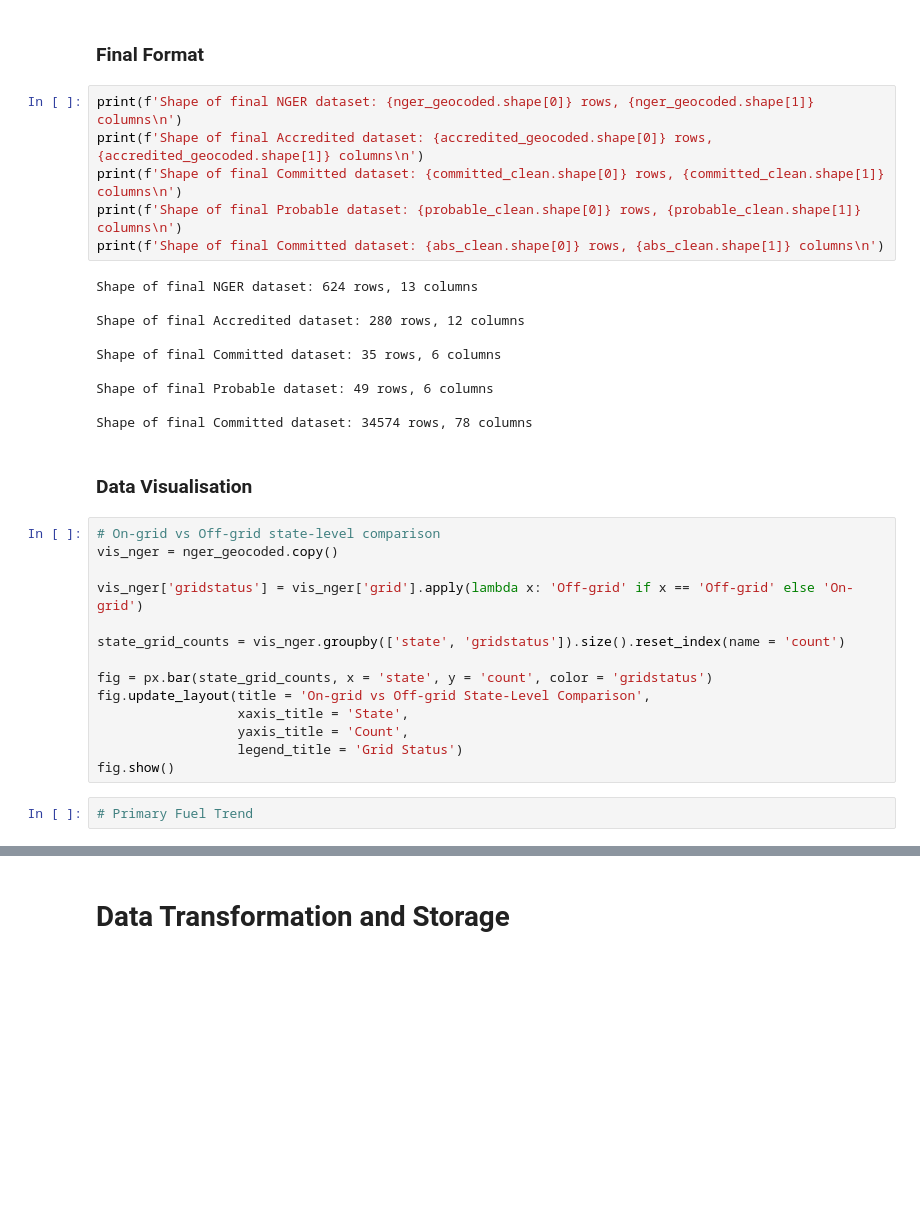
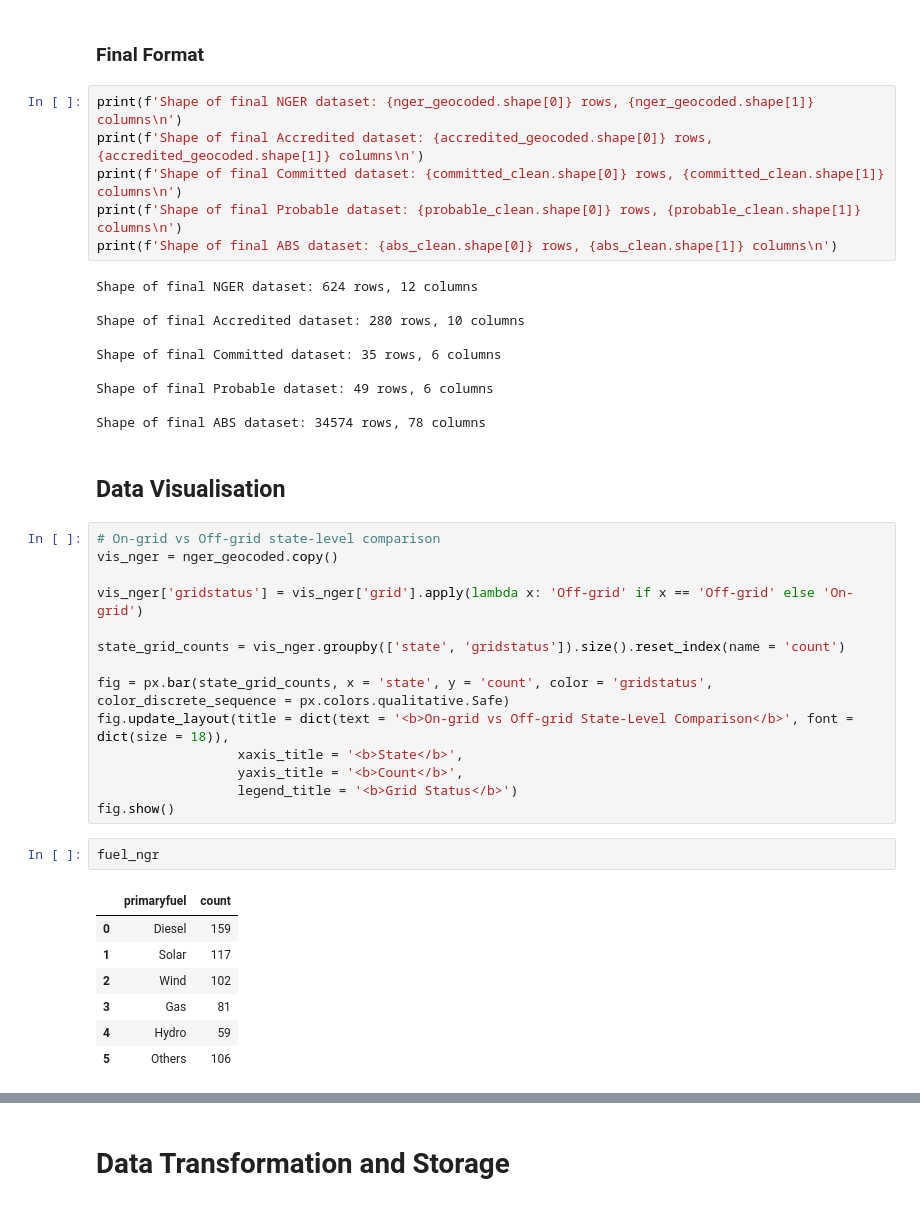
Before and after one commit to jinyjib98/comp5339, a Jupyter notebook: comp5339_a1.ipynb, the cells around one changed output, grey strips where cells are left out. Saved outputs shown, nothing was run; the diff lists cells and outputs as text; blank space fills up the shorter version.

Commit message:
update figures for visualisation

```diff
--- a/comp5339_a1.ipynb
+++ b/comp5339_a1.ipynb
@@ -954,19 +1021,19 @@ print(f'Shape of final NGER dataset: {nger_geocoded.shape[0]} rows, {nger_geocod
 print(f'Shape of final Accredited dataset: {accredited_geocoded.shape[0]} rows, {accredited_geocoded.shape[1]} columns\n')
 print(f'Shape of final Committed dataset: {committed_clean.shape[0]} rows, {committed_clean.shape[1]} columns\n')
 print(f'Shape of final Probable dataset: {probable_clean.shape[0]} rows, {probable_clean.shape[1]} columns\n')
-print(f'Shape of final Committed dataset: {abs_clean.shape[0]} rows, {abs_clean.shape[1]} columns\n')
+print(f'Shape of final ABS dataset: {abs_clean.shape[0]} rows, {abs_clean.shape[1]} columns\n')
 # %% [output]
-Shape of final NGER dataset: 624 rows, 13 columns
+Shape of final NGER dataset: 624 rows, 12 columns
 
-Shape of final Accredited dataset: 280 rows, 12 columns
+Shape of final Accredited dataset: 280 rows, 10 columns
 
 Shape of final Committed dataset: 35 rows, 6 columns
 
 Shape of final Probable dataset: 49 rows, 6 columns
 
-Shape of final Committed dataset: 34574 rows, 78 columns
+Shape of final ABS dataset: 34574 rows, 78 columns
 # %% [markdown]
-### Data Visualisation
+## Data Visualisation
 # %%
 # On-grid vs Off-grid state-level comparison
 vis_nger = nger_geocoded.copy()
@@ -975,11 +1042,19 @@ vis_nger['gridstatus'] = vis_nger['grid'].apply(lambda x: 'Off-grid' if x == 'Of
 
 state_grid_counts = vis_nger.groupby(['state', 'gridstatus']).size().reset_index(name = 'count')
 
-fig = px.bar(state_grid_counts, x = 'state', y = 'count', color = 'gridstatus')
-fig.update_layout(title = 'On-grid vs Off-grid State-Level Comparison',
-                  xaxis_title = 'State',
-                  yaxis_title = 'Count',
-                  legend_title = 'Grid Status')
+fig = px.bar(state_grid_counts, x = 'state', y = 'count', color = 'gridstatus', color_discrete_sequence = px.colors.qualitative.Safe)
+fig.update_layout(title = dict(text = '<b>On-grid vs Off-grid State-Level Comparison</b>', font = dict(size = 18)),
+                  xaxis_title = '<b>State</b>',
+                  yaxis_title = '<b>Count</b>',
+                  legend_title = '<b>Grid Status</b>')
 fig.show()
-# %%
-# Primary Fuel Trend
+# %%
+fuel_ngr
+# %% [output]
+|  | primaryfuel | count |
+| 0 | Diesel | 159 |
+| 1 | Solar | 117 |
+| 2 | Wind | 102 |
+| 3 | Gas | 81 |
+| 4 | Hydro | 59 |
+| 5 | Others | 106 |
```
Also changed, not shown: parts of 20 cells of this notebook.
